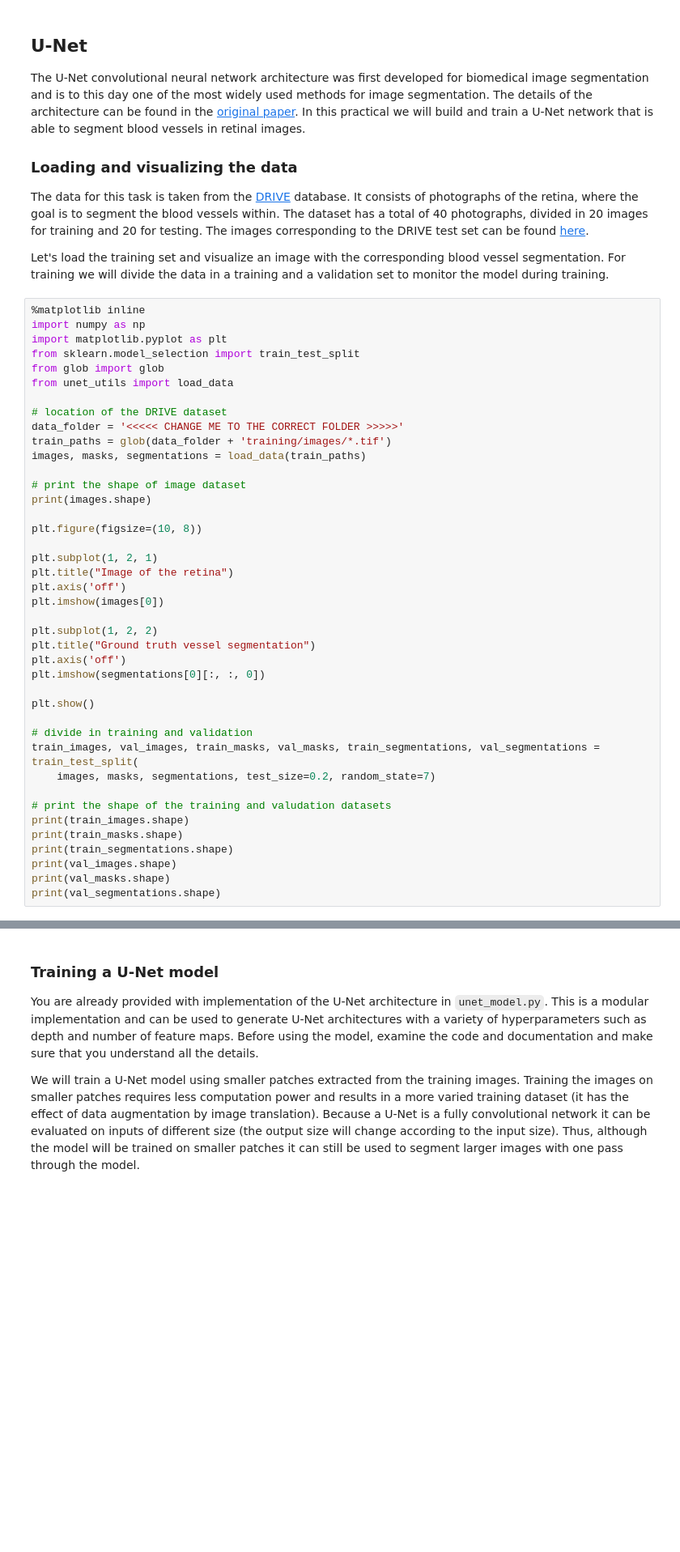
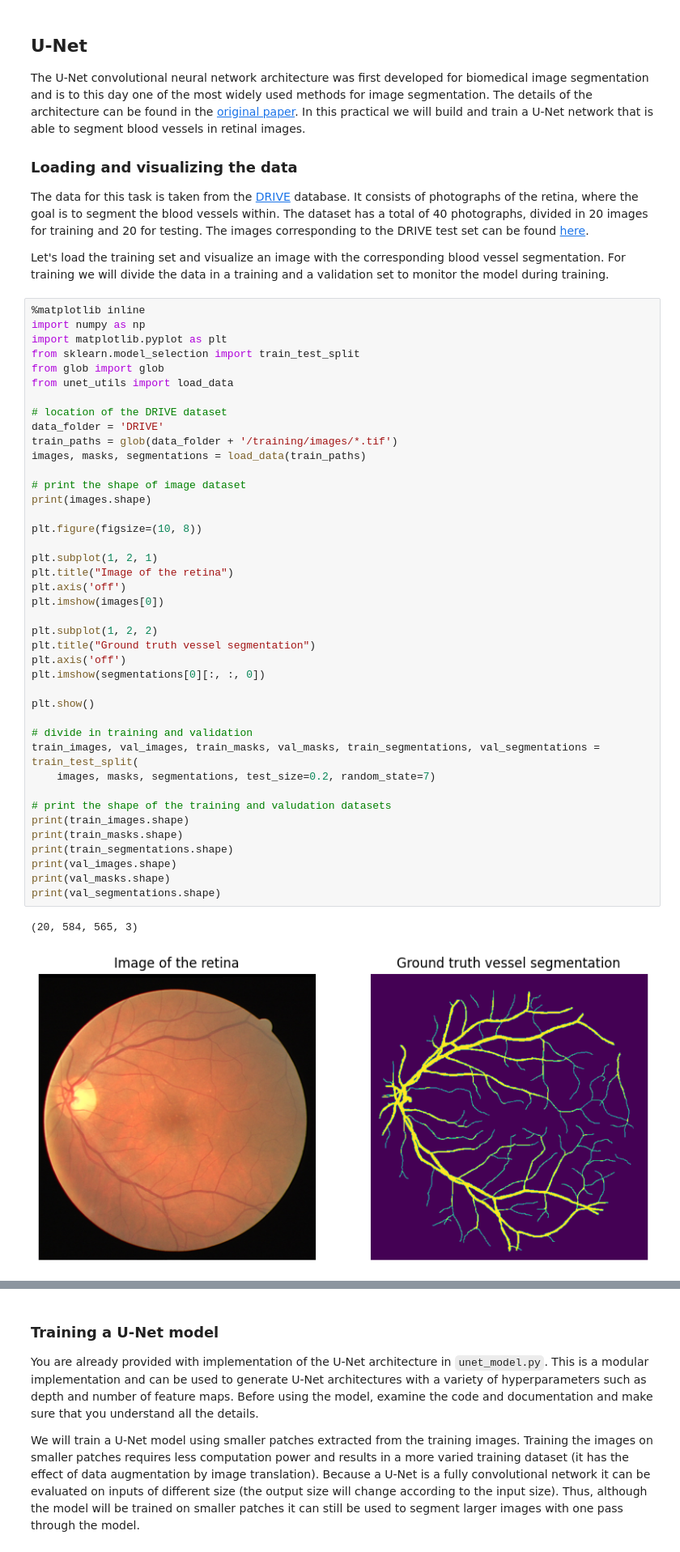
Before and after one commit to marbybr/8DM50_Group_1, a Jupyter notebook: Week_4/week_4.ipynb, the cells around one changed output, grey strips where cells are left out. Shown at 81% size. Drawn from its saved outputs; the diff is of its cells as text; blank space fills up the shorter version.

```diff
--- a/Week_4/week_4.ipynb
+++ b/Week_4/week_4.ipynb
@@ -112,35 +153,38 @@ from glob import glob
 from unet_utils import load_data
 
 # location of the DRIVE dataset
-data_folder = '<<<<< CHANGE ME TO THE CORRECT FOLDER >>>>>'
-train_paths = glob(data_folder + 'training/images/*.tif')
+data_folder = 'DRIVE'
+train_paths = glob(data_folder + '/training/images/*.tif')
 images, masks, segmentations = load_data(train_paths)
 
 # print the shape of image dataset
 print(images.shape)
 
 plt.figure(figsize=(10, 8))
 
 plt.subplot(1, 2, 1)
 plt.title("Image of the retina")
 plt.axis('off')
 plt.imshow(images[0])
 
 plt.subplot(1, 2, 2)
 plt.title("Ground truth vessel segmentation")
 plt.axis('off')
 plt.imshow(segmentations[0][:, :, 0])
 
 plt.show()
 
 # divide in training and validation
 train_images, val_images, train_masks, val_masks, train_segmentations, val_segmentations = train_test_split(
     images, masks, segmentations, test_size=0.2, random_state=7)
 
 # print the shape of the training and valudation datasets
 print(train_images.shape)
 print(train_masks.shape)
 print(train_segmentations.shape)
 print(val_images.shape)
 print(val_masks.shape)
 print(val_segmentations.shape)
+# %% [output]
+(20, 584, 565, 3)
+[figure, added]
```
Also changed, not shown: parts of 5 cells of this notebook, 1 other file.
